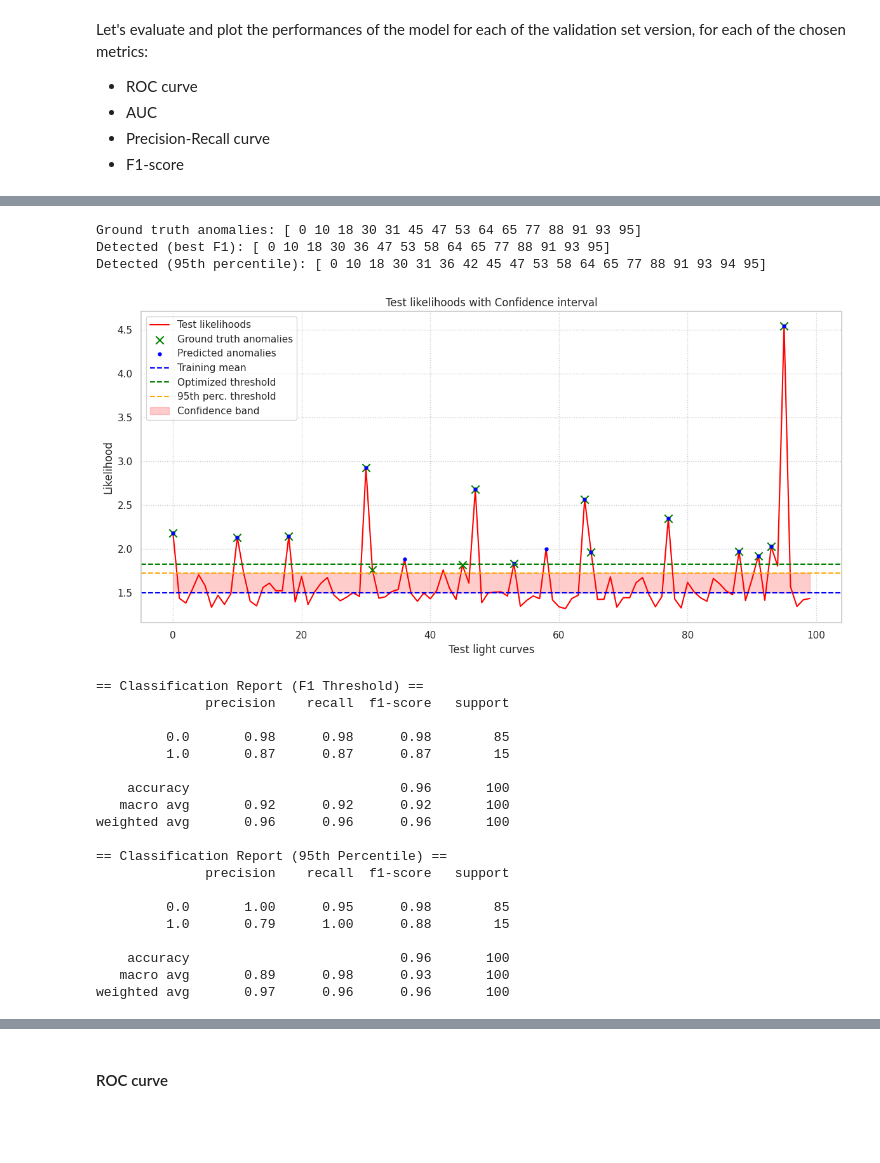
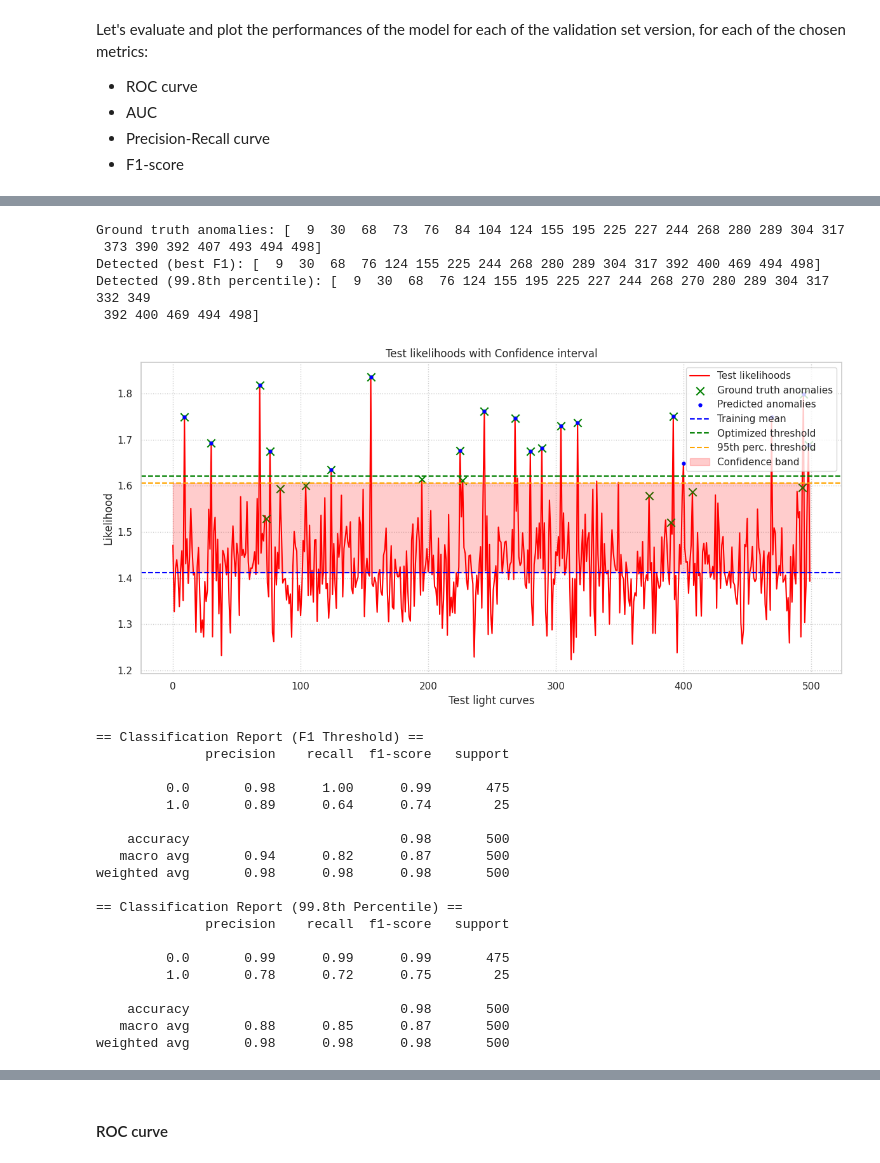
Before and after one commit to t-perniola/Denoising-Autoencoders-for-GRBs-detection, a Jupyter notebook: Denoising_Autoencoder_for_GRBs_detection.ipynb, the cells around one changed output, grey strips where cells are left out. Cells and saved outputs as stored; diff of their text form; code cells hidden in the pictures; blank space fills up the shorter version.

Commit message:
- changed num_samples to 100000 (from 10000) - changed architecture (now is a full autoencoder -- before was just a prob. encoder) - changed anomaly percentages - minor fixes

```diff
--- a/Denoising_Autoencoder_for_GRBs_detection.ipynb
+++ b/Denoising_Autoencoder_for_GRBs_detection.ipynb
@@ -460,9 +592,13 @@ Let's evaluate and plot the performances of the model for each of the validation
 *   Precision-Recall curve
 *   F1-score
 # %%
-results = evaluate_and_plot_per_strength(
-    test_data, results, fixed_anomalies_idx, test_anomaly_perc,
-    burst_strengths, scaler, compute_likelihood, ae, train_likelihoods,
-    num_chunks, thresh_95, peak_time, burst_duration
-)
+# Evaluating and plotting
+for model in models:
+  print(f"Evaluating model: {model.name}")
+  evaluate_and_plot_per_strength(test_data, results, model,
+                                 fixed_anomalies_idx, test_anomaly_perc,
+                                 burst_strengths, scaler, compute_likelihood,
+                                 model, train_likelihoods, num_chunks_eval, threshold_perc,
+                                 peak_time, burst_duration
+  )
 # %% [output]
@@ -492,3 +645,6 @@ For final evaluation, we adopt a medium-strength perturbation level as our test
 # %%
 # Choose perturbation level
 strength_lvl = "Medium"
+
+# Choose model
+model = ae
@@ -497,22 +651,25 @@ strength_lvl = "Medium"
+# %%
+threshold_perc = np.percentile(train_likelihoods, 99.8)
+final_test_anomaly_perc = 0.02
 # %%
 # Generate a new test set
-test_data = generate_skewnorm_data(alpha_fit, mu_fit, sigma_fit, num_samples)
+test_data = generate_skewnorm_data(alpha_fit, mu_fit, sigma_fit, num_samples//2)
 test_data, _ = reshape_data(test_data, chunk_size)
 
 # Perturbing
 amplitudes = burst_strengths[strength_lvl]
 test_data_perturbed, test_anomaly_indices = add_burst(
-    test_data, fixed_anomalies_idx, test_anomaly_perc, amplitudes,
+    test_data, fixed_anomalies_idx, final_test_anomaly_perc, amplitudes,
     peak_time, burst_duration
 )
 test_data_perturbed = scaler.transform(test_data_perturbed)
 
 # Likelihoods
-likelihoods = compute_likelihood(test_data_perturbed, ae)
+likelihoods = compute_likelihood(test_data_perturbed, model, num_chunks_eval)
 avg_ll, std_ll = np.mean(likelihoods), np.std(likelihoods)
 
 # Ground truth and scores
-y_true = np.zeros(num_chunks)
+y_true = np.zeros(num_chunks_eval)
 y_true[test_anomaly_indices] = 1
 y_scores = np.array(likelihoods)
 
@@ -525,68 +682,70 @@ precision, recall, pr_thresh = precision_recall_curve(y_true, y_scores)
 f1_scores = 2 * (precision * recall) / (precision + recall + 1e-8)
 
 # Retrieving best threshold for the selected perturbation lvl
-best_threshold = results[strength_lvl]["Best Threshold (F1)"]
+best_threshold = results[model.name][strength_lvl]["Best Threshold (F1)"]
 
 # Predictions
 y_pred_f1 = (y_scores > best_threshold).astype(int)
-y_pred_95 = (y_scores > thresh_95).astype(int)
+y_pred_perc = (y_scores > threshold_perc).astype(int)
 
 # Confusion Matrices
 cm_f1 = confusion_matrix(y_true, y_pred_f1)
-cm_95 = confusion_matrix(y_true, y_pred_95)
+cm_perc = confusion_matrix(y_true, y_pred_perc)
 
 # Print anomalous indices
 anomalous_indices_f1 = np.where(y_scores > best_threshold)[0]
-anomalous_indices_95 = np.where(y_scores > thresh_95)[0]
+anomalous_indices_perc = np.where(y_scores > threshold_perc)[0]
 print(f"Ground truth anomalies: {np.sort(test_anomaly_indices)}")
 print(f"Detected (best F1): {np.sort(anomalous_indices_f1)}")
-print(f"Detected (95th percentile): {np.sort(anomalous_indices_95)}")
+print(f"Detected (99.8th percentile): {np.sort(anomalous_indices_perc)}")
 
 # Plot likelihoods
 plot_lls_anomalies(likelihoods, mean_train_ll, test_anomaly_indices,
-                   anomalous_indices_f1, best_threshold, thresh_95)
+                   anomalous_indices_f1, best_threshold, threshold_perc)
 
 # Print classification reports
 print("\n== Classification Report (F1 Threshold) ==")
 print(classification_report(y_true, y_pred_f1))
-print("== Classification Report (95th Percentile) ==")
-print(classification_report(y_true, y_pred_95))
+print("== Classification Report (99.8th Percentile) ==")
+print(classification_report(y_true, y_pred_perc))
 
 # Confusion matrices
 fig, axs = plt.subplots(1, 2, figsize=(15, 5))
 sns.heatmap(cm_f1, annot=True, fmt='d', cmap='Blues', ax=axs[0])
 axs[0].set_title("Confusion Matrix (F1 Threshold)")
 axs[0].set_xlabel("Predicted")
 axs[0].set_ylabel("True")
 
-sns.heatmap(cm_95, annot=True, fmt='d', cmap='Oranges', ax=axs[1])
-axs[1].set_title("Confusion Matrix (95th Percentile)")
+sns.heatmap(cm_perc, annot=True, fmt='d', cmap='Oranges', ax=axs[1])
+axs[1].set_title("Confusion Matrix (99.8th Percentile)")
 axs[1].set_xlabel("Predicted")
 axs[1].set_ylabel("True")
 
 plt.tight_layout()
 plt.show()
 # %% [output]
-Ground truth anomalies: [ 0 10 18 30 31 45 47 53 64 65 77 88 91 93 95]
-Detected (best F1): [ 0 10 18 30 36 47 53 58 64 65 77 88 91 93 95]
-Detected (95th percentile): [ 0 10 18 30 31 36 42 45 47 53 58 64 65 77 88 91 93 94 95]
+Ground truth anomalies: [  9  30  68  73  76  84 104 124 155 195 225 227 244 268 280 289 304 317
+ 373 390 392 407 493 494 498]
+Detected (best F1): [  9  30  68  76 124 155 225 244 268 280 289 304 317 392 400 469 494 498]
+Detected (99.8th percentile): [  9  30  68  76 124 155 195 225 227 244 268 270 280 289 304 317 332 349
+ 392 400 469 494 498]
-[figure, old version]
+[figure, new version]
 == Classification Report (F1 Threshold) ==
               precision    recall  f1-score   support
 
-         0.0       0.98      0.98      0.98        85
-         1.0       0.87      0.87      0.87        15
+         0.0       0.98      1.00      0.99       475
+         1.0       0.89      0.64      0.74        25
 
-    accuracy                           0.96       100
-   macro avg       0.92      0.92      0.92       100
-weighted avg       0.96      0.96      0.96       100
+    accuracy                           0.98       500
+   macro avg       0.94      0.82      0.87       500
+weighted avg       0.98      0.98      0.98       500
 
-== Classification Report (95th Percentile) ==
+== Classification Report (99.8th Percentile) ==
               precision    recall  f1-score   support
 
-         0.0       1.00      0.95      0.98        85
-         1.0       0.79      1.00      0.88        15
+         0.0       0.99      0.99      0.99       475
+         1.0       0.78      0.72      0.75        25
 
-    accuracy                           0.96       100
-   macro avg       0.89      0.98      0.93       100
-weighted avg       0.97      0.96      0.96       100
+    accuracy                           0.98       500
+   macro avg       0.88      0.85      0.87       500
+weighted avg       0.98      0.98      0.98       500
```
Also changed, not shown: parts of 45 cells of this notebook.
